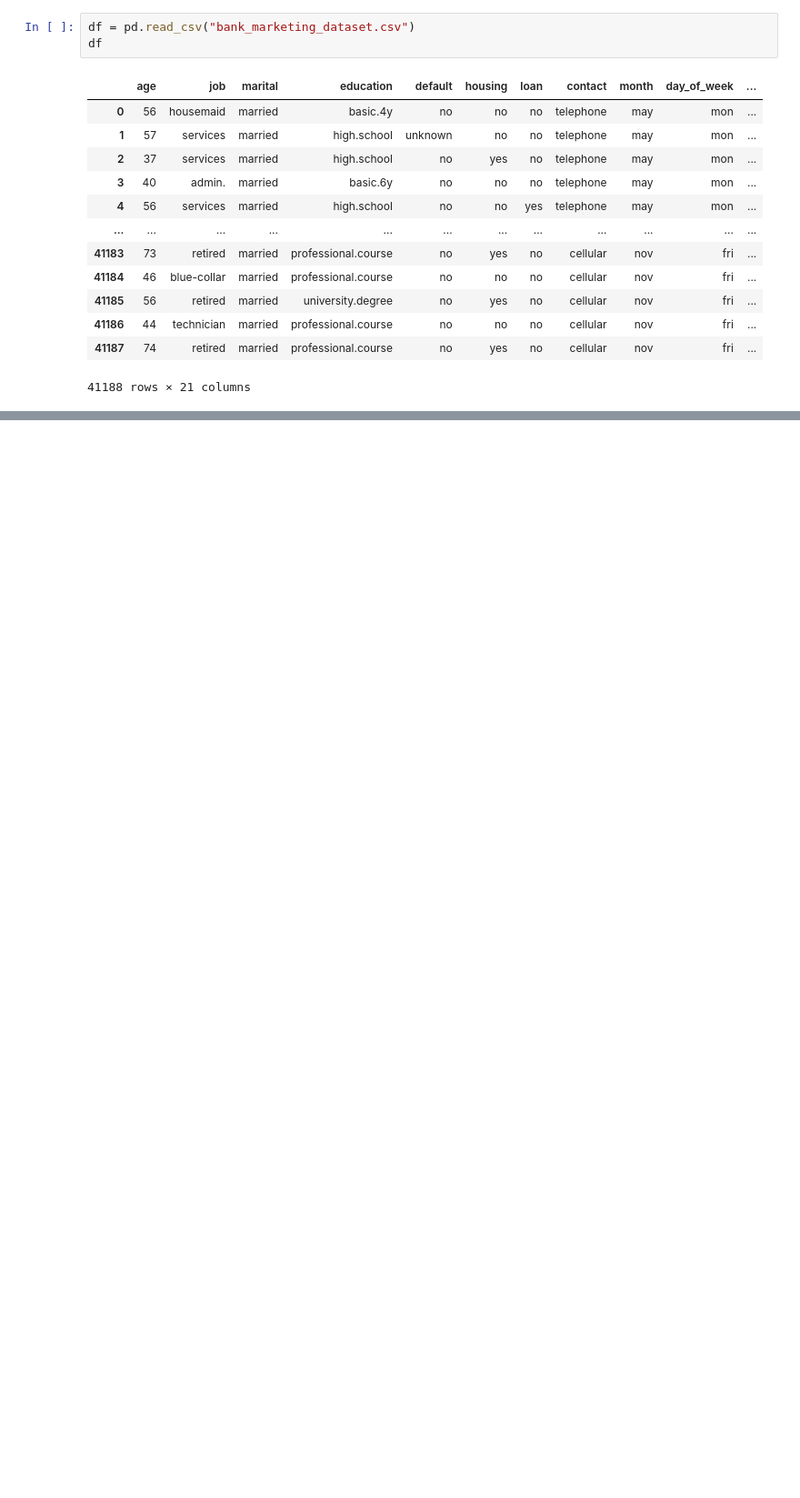
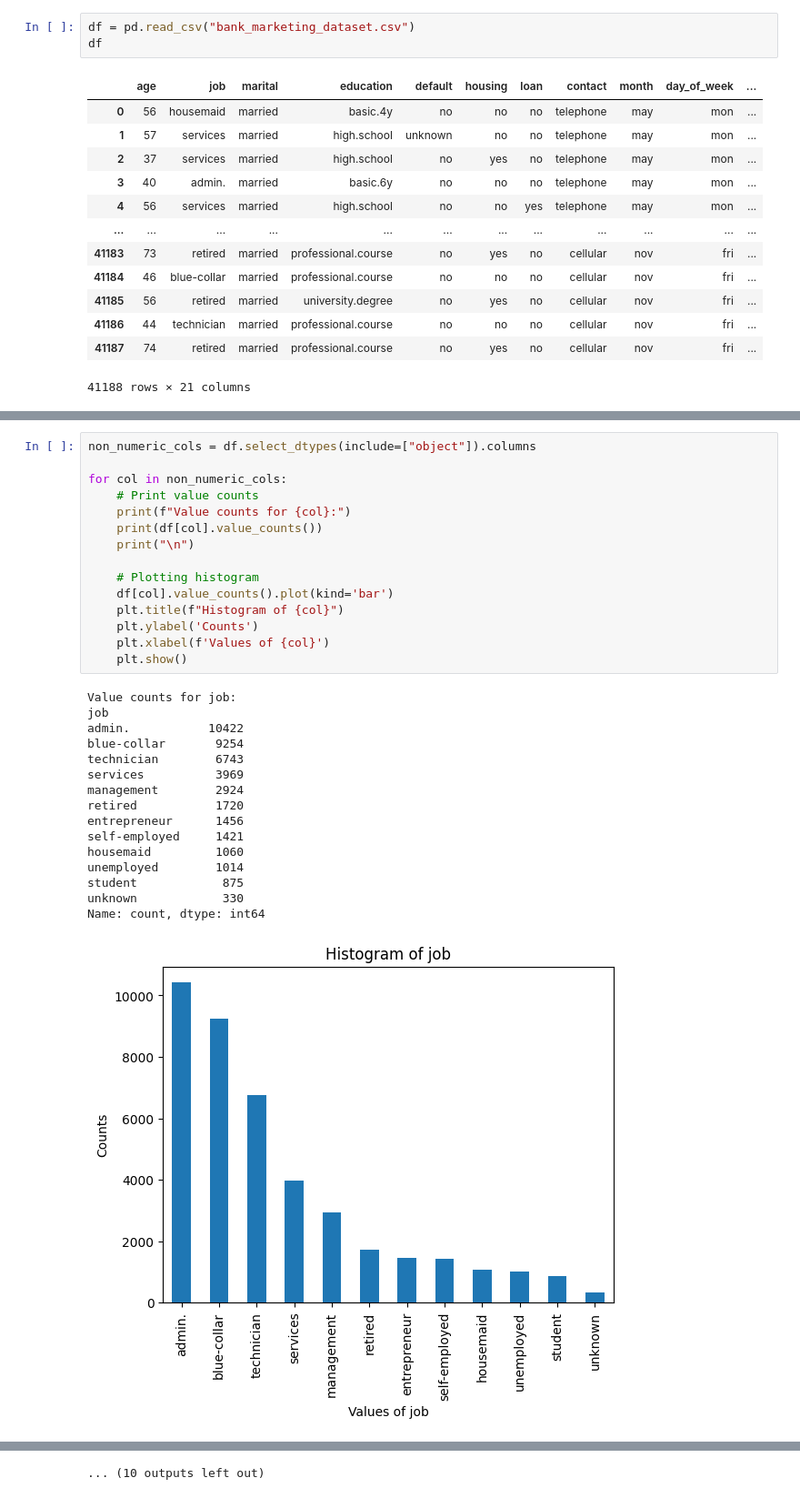
Before and after one commit to McGill-MMA-EnterpriseAnalytics/fourchetteurs, a Jupyter notebook: EDA.ipynb, the cells around one changed output, grey strips where cells are left out. Shown at 91% size. Cells and saved outputs as stored; diff of their text form; blank space fills up the shorter version.

```diff
--- a/EDA.ipynb
+++ b/EDA.ipynb
@@ -22,0 +125,32 @@ df
+# %%
+non_numeric_cols = df.select_dtypes(include=["object"]).columns
+
+for col in non_numeric_cols:
+    # Print value counts
+    print(f"Value counts for {col}:")
+    print(df[col].value_counts())
+    print("\n")
+
+    # Plotting histogram
+    df[col].value_counts().plot(kind='bar')
+    plt.title(f"Histogram of {col}")
+    plt.ylabel('Counts')
+    plt.xlabel(f'Values of {col}')
+    plt.show()
+# %% [output]
+Value counts for job:
+job
+admin.           10422
+blue-collar       9254
+technician        6743
+services          3969
+management        2924
+retired           1720
+entrepreneur      1456
+self-employed     1421
+housemaid         1060
+unemployed        1014
+student            875
+unknown            330
+Name: count, dtype: int64
+[figure, added]
@@ -22,0 +198 @@ df
+... (10 outputs left out)
```
Also changed, not shown: parts of 17 cells of this notebook.
